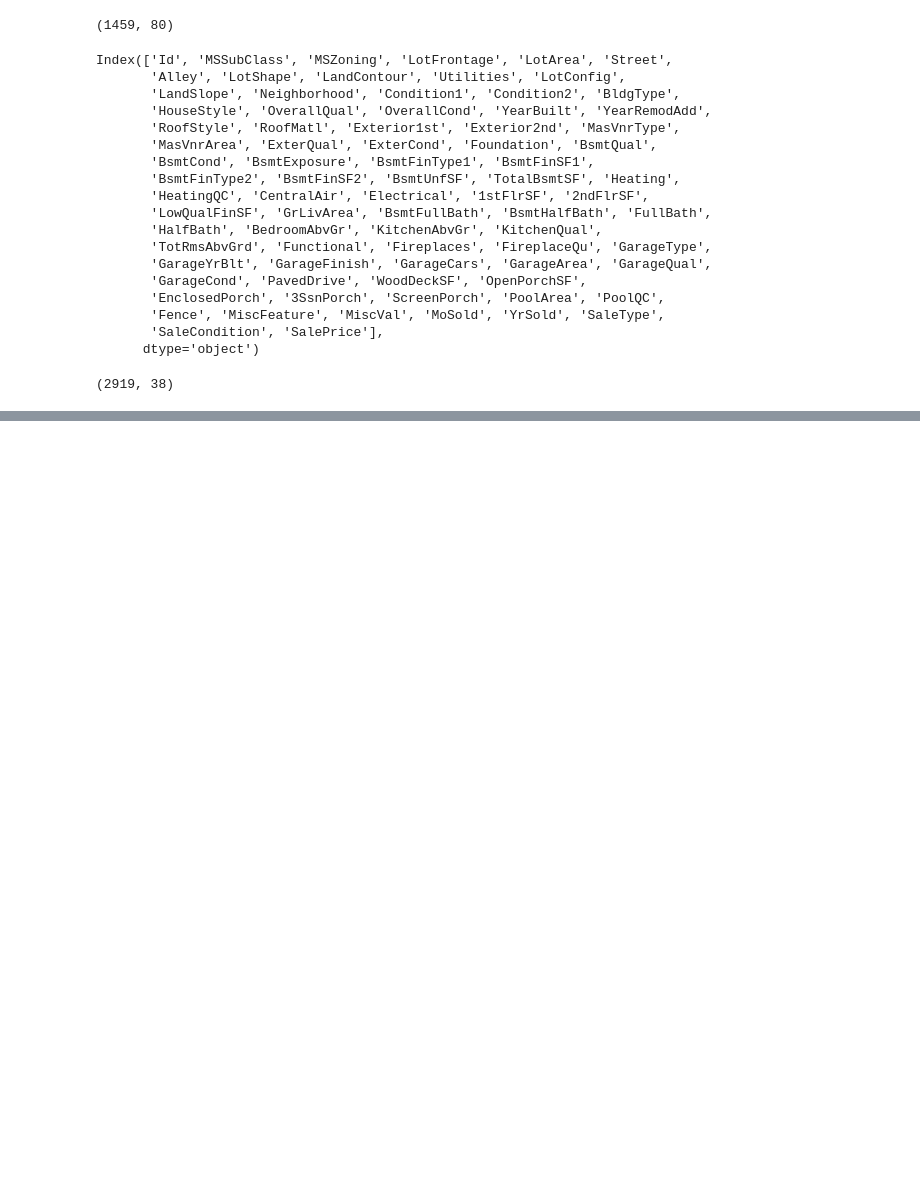
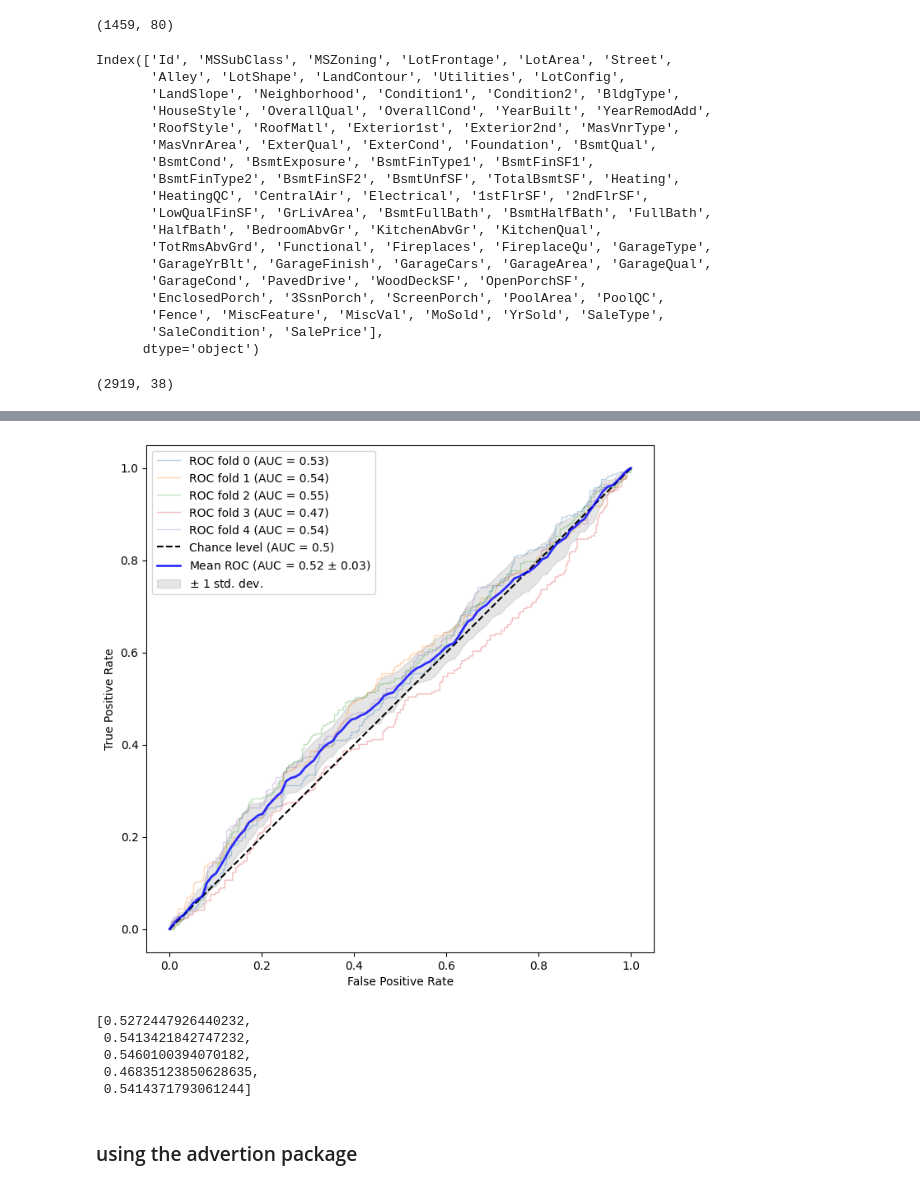
Before and after one commit to ilias-ant/adversarial-validation-demo, a Jupyter notebook: demo-house-prices.ipynb, the cells around one changed output, grey strips where cells are left out. Cells and saved outputs as stored; diff of their text form; code cells hidden in the pictures; blank space fills up the shorter version.

Commit message:
[feat]: used advertion package and showcase it in both demos

```diff
--- a/demo-house-prices.ipynb
+++ b/demo-house-prices.ipynb
@@ -167,0 +172,75 @@ aucs
+# %%
+n_splits = 5
+cv = StratifiedKFold(n_splits=n_splits, shuffle=True, random_state=seed)
+classifier = xgb.XGBClassifier()
+# %%
+tprs = []
+aucs = []
+mean_fpr = np.linspace(0, 1, 100)
+
+fig, ax = plt.subplots(figsize=(8, 8))
+
+
+for fold, (train, test) in tqdm([*enumerate(cv.split(X, y))]):
+    classifier.fit(X.iloc[train], y.iloc[train])
+    viz = RocCurveDisplay.from_estimator(
+        classifier,
+        X.iloc[test],
+        y.iloc[test],
+        name=f"ROC fold {fold}",
+        alpha=0.3,
+        lw=1,
+        ax=ax,
+        plot_chance_level=(fold == n_splits - 1),
+    )
+    interp_tpr = np.interp(mean_fpr, viz.fpr, viz.tpr)
+    interp_tpr[0] = 0.0
+    tprs.append(interp_tpr)
+    aucs.append(viz.roc_auc)
+
+mean_tpr = np.mean(tprs, axis=0)
+mean_tpr[-1] = 1.0
+mean_auc = auc(mean_fpr, mean_tpr)
+std_auc = np.std(aucs)
+ax.plot(
+    mean_fpr,
+    mean_tpr,
+    color="b",
+    label=r"Mean ROC (AUC = %0.2f $\pm$ %0.2f)" % (mean_auc, std_auc),
+    lw=2,
+    alpha=0.8,
+)
+
+std_tpr = np.std(tprs, axis=0)
+tprs_upper = np.minimum(mean_tpr + std_tpr, 1)
+tprs_lower = np.maximum(mean_tpr - std_tpr, 0)
+ax.fill_between(
+    mean_fpr,
+    tprs_lower,
+    tprs_upper,
+    color="grey",
+    alpha=0.2,
+    label=r"$\pm$ 1 std. dev.",
+)
+
+ax.set(
+    xlim=[-0.05, 1.05],
+    ylim=[-0.05, 1.05],
+    xlabel="False Positive Rate",
+    ylabel="True Positive Rate",
+)
+ax.axis("square")
+ax.legend(loc="best")
+plt.show()
+# %% [output]
+[figure, added]
+# %%
+aucs
+# %% [output]
+[0.5272447926440232,
+ 0.5413421842747232,
+ 0.5460100394070182,
+ 0.46835123850628635,
+ 0.5414371793061244]
+# %% [markdown]
+### using the advertion package
```
Also changed, not shown: parts of 17 cells of this notebook, 3 other files.
